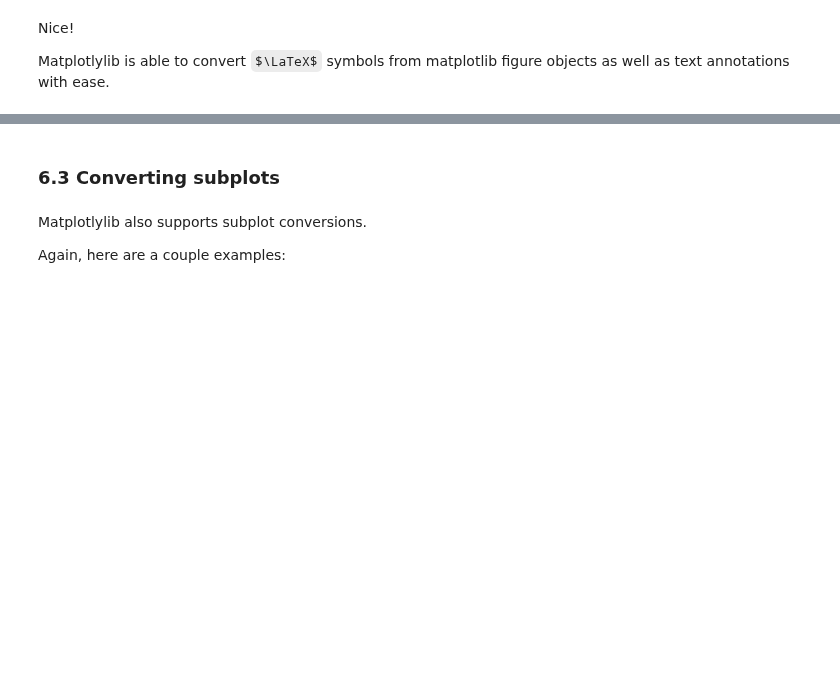
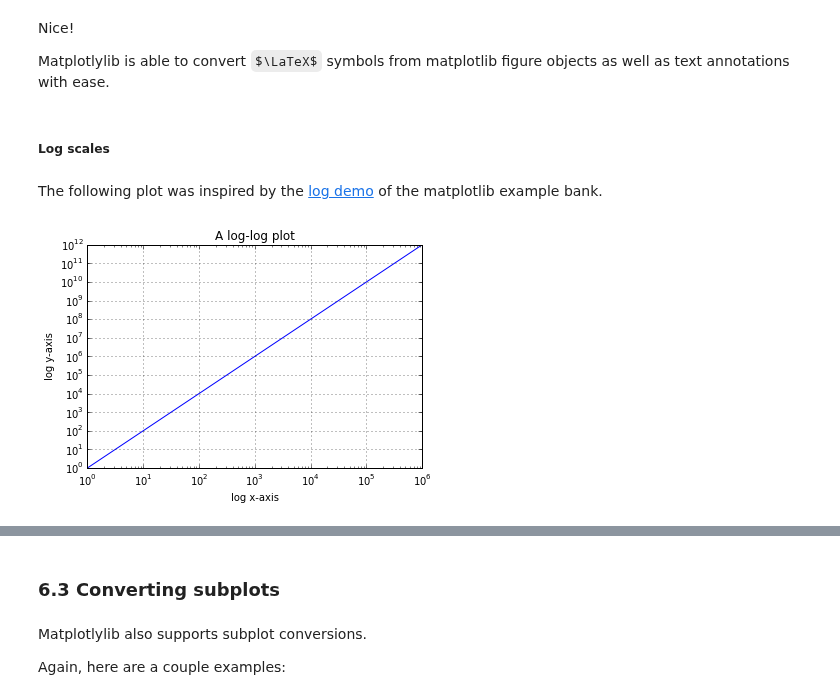
Before and after one commit to plotly/python-user-guide, a Jupyter notebook: s6_matplotlylib/s6_matplotlylib.ipynb, the cells around one changed output, grey strips where cells are left out. Drawn from its saved outputs; the diff is of its cells as text; code cells hidden in the pictures; some formulas as TeX source; blank space fills up the shorter version.

```diff
--- a/s6_matplotlylib/s6_matplotlylib.ipynb
+++ b/s6_matplotlylib/s6_matplotlylib.ipynb
@@ -405,3 +406,25 @@ py.iplot_mpl(mpl_fig4, filename='s6_histograms')
 Nice!
 
 Matplotlylib is able to convert $\LaTeX$ symbols from matplotlib figure objects as well as text annotations with ease.
+# %% [markdown]
+##### Log scales
+# %% [markdown]
+The following plot was inspired by the <a href="http://matplotlib.org/examples/pylab_examples/log_demo.html" target="_blank">log demo</a> of the matplotlib example bank.
+# %%
+mpl_fig_log = plt.figure()  # set new mpl figure object
+
+ax = mpl_fig_log.add_subplot(111)  # add axis
+
+# A simple exponential y=x^2
+x = 10.0**np.linspace(0.0, 6.0, 20)
+y = x**2.0
+
+plt.loglog(x,y) # plot as log-log
+
+# Add title, axis labels and grid
+plt.title('A log-log plot')
+ax.set_xlabel('log x-axis')
+ax.set_ylabel('log y-axis')
+plt.grid(True)
+# %% [output]
+[figure, added]
```
Also changed, not shown: parts of 24 cells of this notebook, 1 other file.
